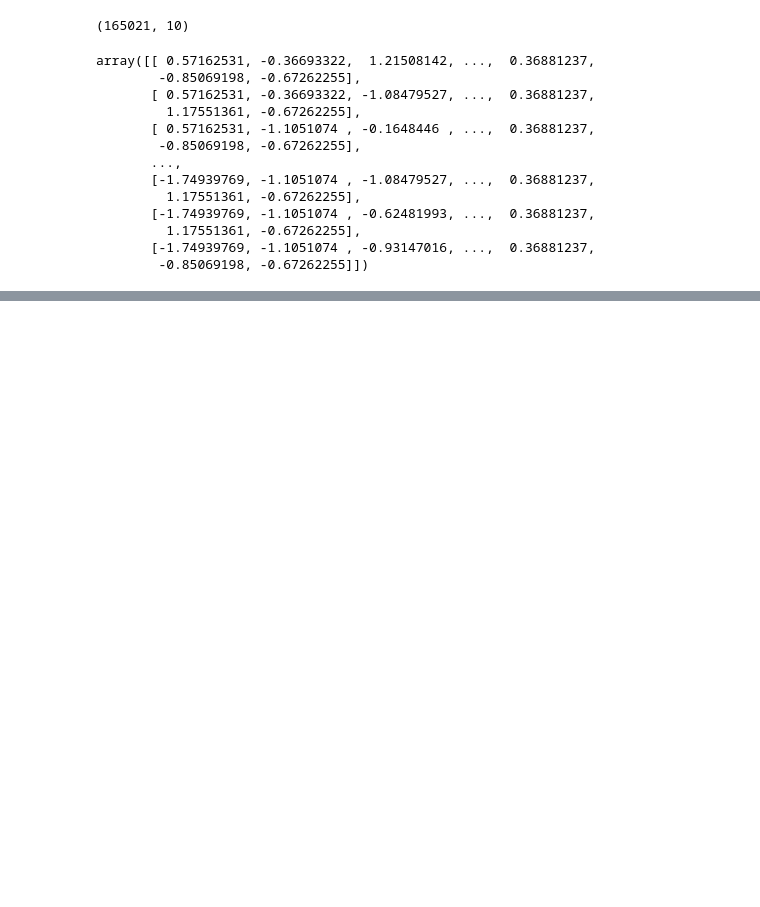
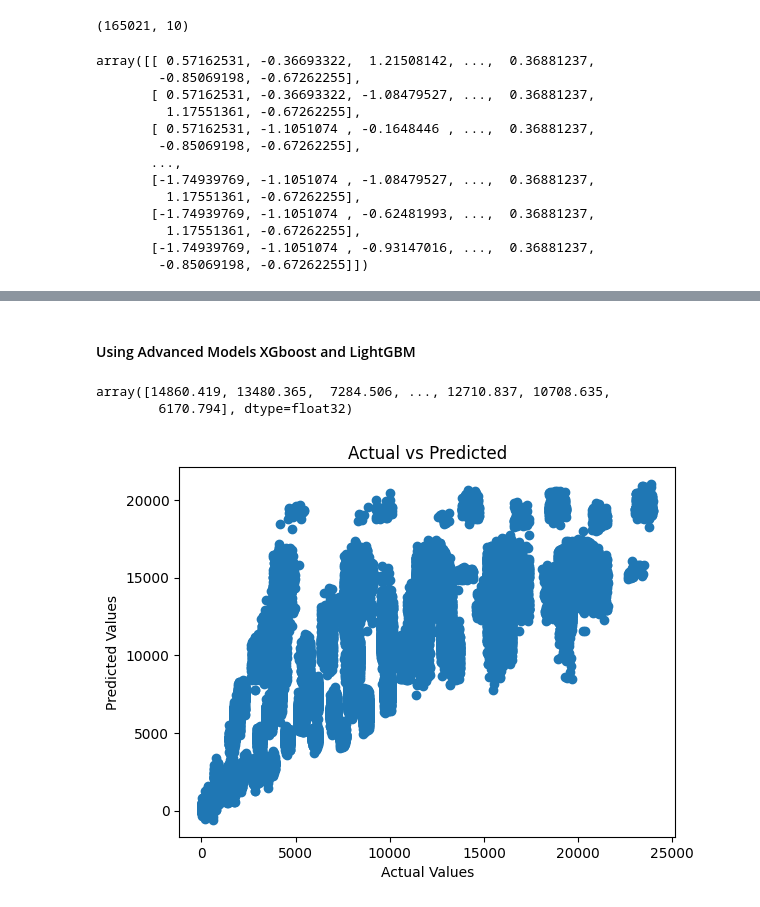
Before and after one commit to deCrystals/ABC-Sales-Analysis, a Jupyter notebook: model.ipynb, the cells around one changed output, grey strips where cells are left out. Drawn from its saved outputs; the diff is of its cells as text; code cells hidden in the pictures; blank space fills up the shorter version.

```diff
--- a/model.ipynb
+++ b/model.ipynb
@@ -385,0 +436,2 @@ Time:  200.73532128334045 seconds
+# %% [markdown]
+#### Using Advanced Models XGboost and LightGBM
@@ -385,0 +442,20 @@ Time:  200.73532128334045 seconds
+# %%
+#initialising the XGBoost Regressor
+xgb_model = xgb.XGBRegressor(learning_rate=0.1, max_depth=6, random_state=42)
+# Train the model
+xgb_model.fit(X_train_scaled, y_train)
+
+#prediction
+pred_4 = xgb_model.predict(X_test_scaled)
+pred_4
+# %% [output]
+array([14860.419, 13480.365,  7284.506, ..., 12710.837, 10708.635,
+        6170.794], dtype=float32)
+# %%
+plt.scatter(y_test, pred_4)
+plt.xlabel("Actual Values")
+plt.ylabel("Predicted Values")
+plt.title("Actual vs Predicted")
+plt.show()
+# %% [output]
+[figure, added]
```
Also changed, not shown: parts of 29 cells of this notebook, 2 other files.
